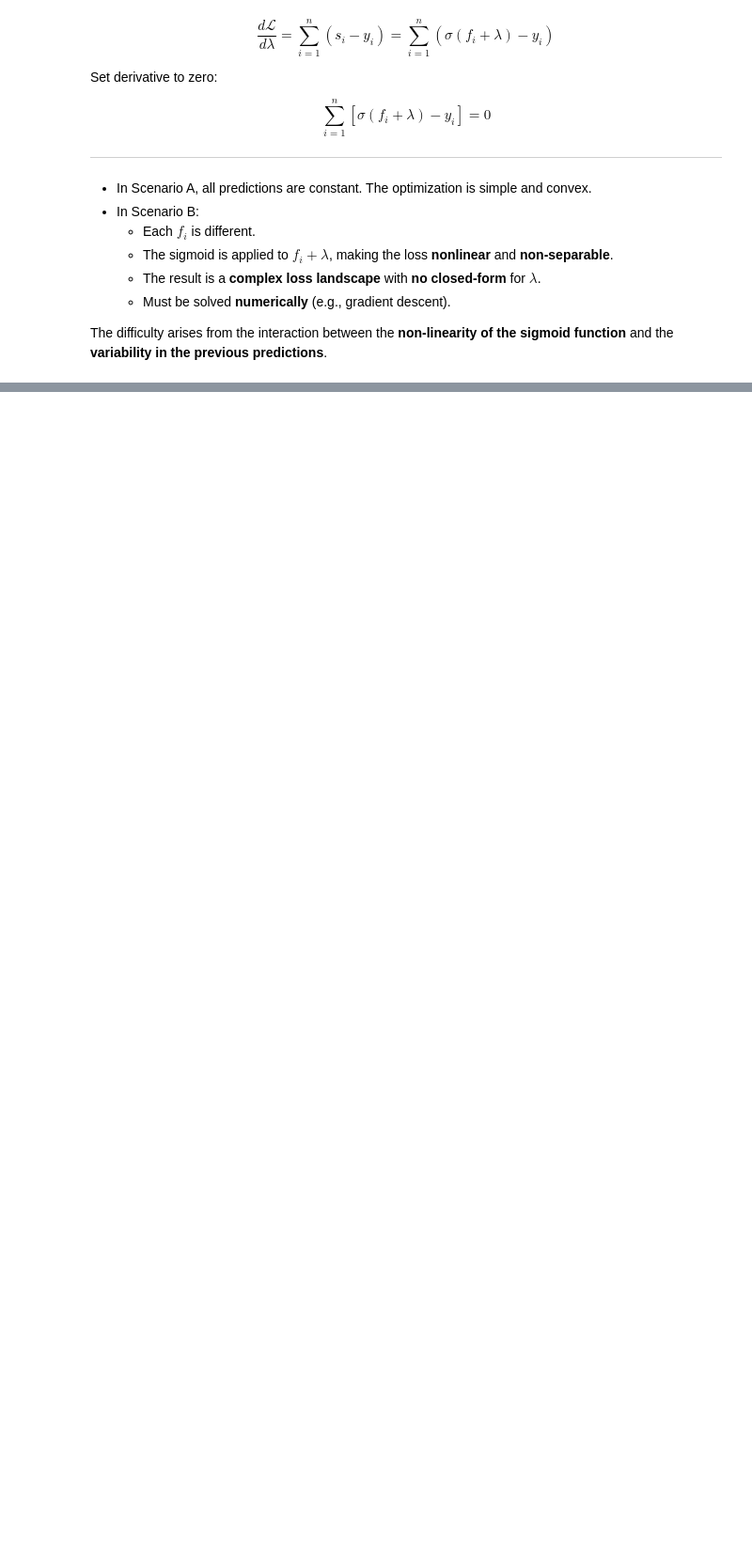
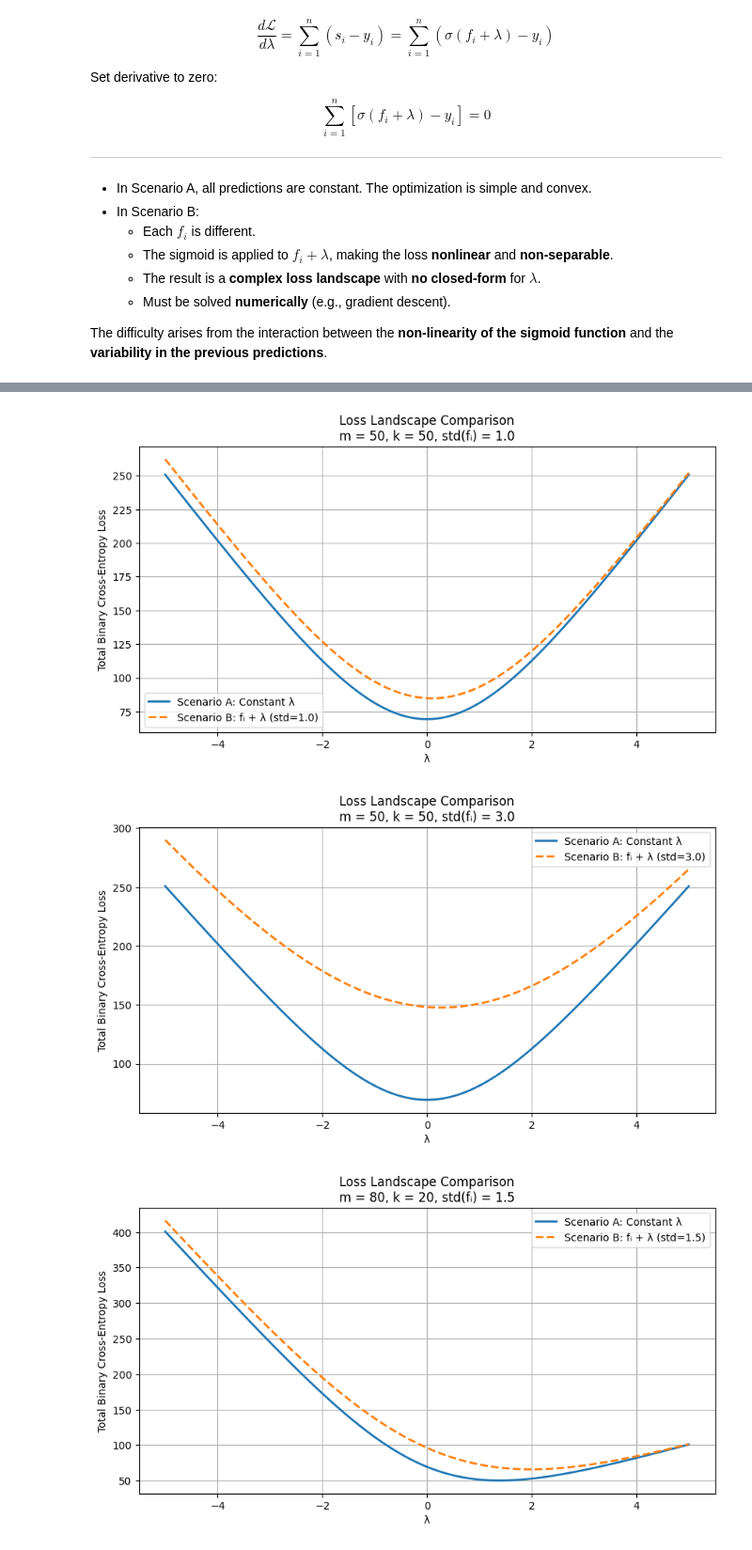
Before and after one commit to glorivaas/Machine_Learning25, a Jupyter notebook: Lab7.ipynb, the cells around one changed output, grey strips where cells are left out. Shown at 94% size. Drawn from its saved outputs; the diff is of its cells as text; code cells hidden in the pictures; blank space fills up the shorter version.

```diff
--- a/Lab7.ipynb
+++ b/Lab7.ipynb
@@ -118,0 +121,45 @@ The difficulty arises from the interaction between the **non-linearity of the si
+# %%
+import numpy as np
+import matplotlib.pyplot as plt
+from scipy.special import expit
+
+def binary_cross_entropy(y, z):
+    """Binary cross-entropy loss"""
+    sig = expit(z)
+    return -y * np.log(sig + 1e-15) - (1 - y) * np.log(1 - sig + 1e-15)
+
+def run_loss_landscape_experiment(m, k, std_fi, n_points=500):
+    n = m + k
+    y = np.array([1]*m + [0]*k)
+    np.random.seed(42)
+    f = np.random.normal(loc=0.0, scale=std_fi, size=n)
+
+    lambda_vals = np.linspace(-5, 5, n_points)
+
+    loss_a = [np.sum(binary_cross_entropy(y, np.full(n, lam))) for lam in lambda_vals]
+
+    loss_b = [np.sum(binary_cross_entropy(y, f + lam)) for lam in lambda_vals]
+
+    plt.figure(figsize=(10, 5))
+    plt.plot(lambda_vals, loss_a, label="Scenario A: Constant λ", linewidth=2)
+    plt.plot(lambda_vals, loss_b, label=f"Scenario B: fᵢ + λ (std={std_fi})", linewidth=2, linestyle='--')
+    plt.title(f"Loss Landscape Comparison\nm = {m}, k = {k}, std(fᵢ) = {std_fi}")
+    plt.xlabel("λ")
+    plt.ylabel("Total Binary Cross-Entropy Loss")
+    plt.grid(True)
+    plt.legend()
+    plt.show()
+
+run_loss_landscape_experiment(m=50, k=50, std_fi=1.0)
+
+run_loss_landscape_experiment(m=50, k=50, std_fi=3.0)
+
+run_loss_landscape_experiment(m=80, k=20, std_fi=1.5)
+
+run_loss_landscape_experiment(m=95, k=5, std_fi=3.0)
+
+run_loss_landscape_experiment(m=10, k=10, std_fi=4.0)
+# %% [output]
+[figure, added]
+[figure, added]
+[figure, added]
```
Also changed, not shown: parts of 3 cells of this notebook.
